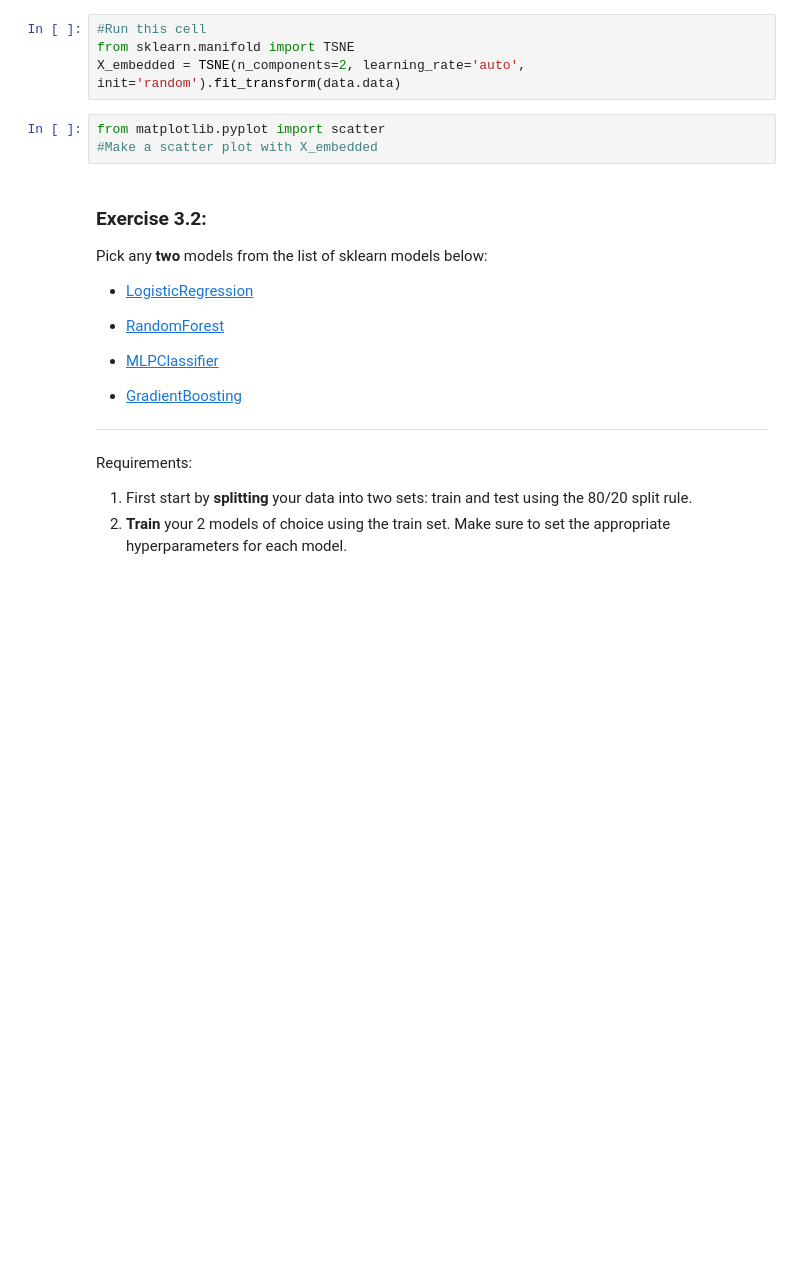
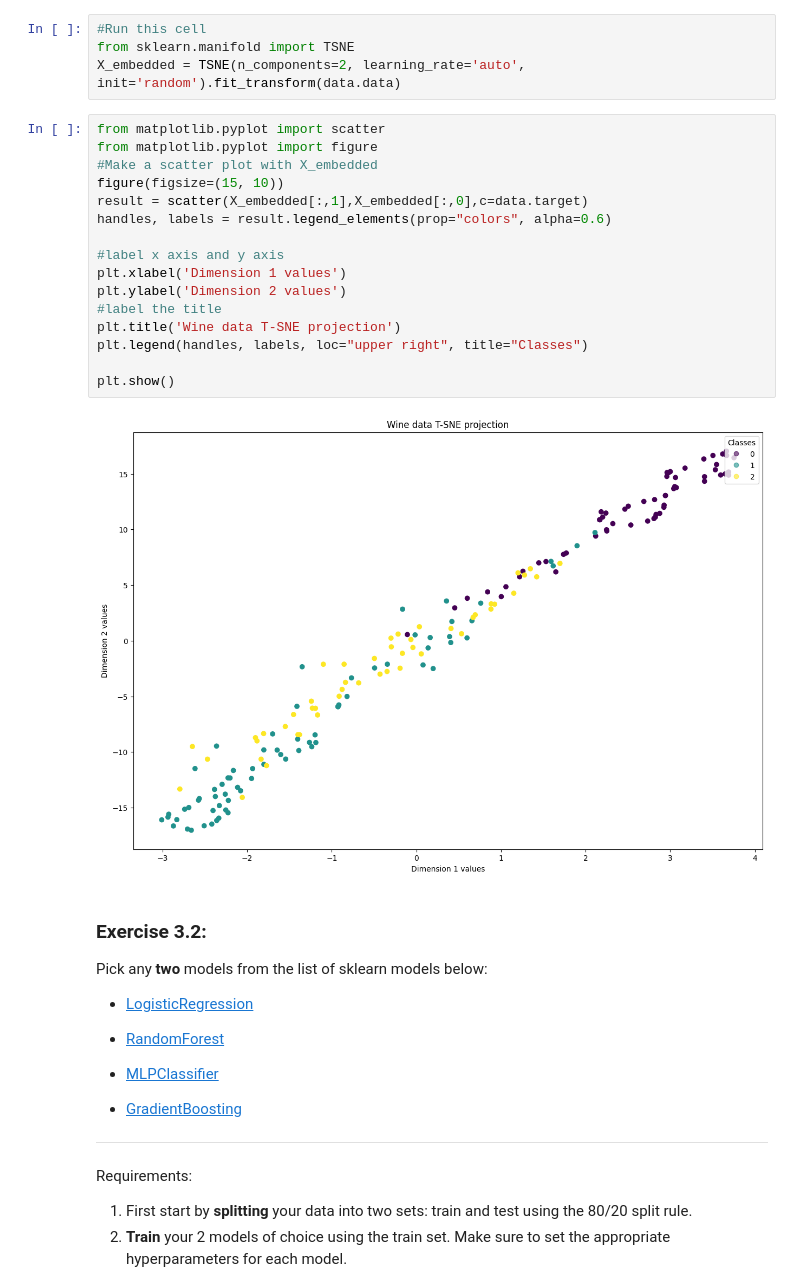
Before and after one commit to zxcej/COMP691_LABS, a Jupyter notebook: Johnson's_2023_Lab1_Ex.ipynb, the cells around one changed output. Saved outputs shown, nothing was run; the diff lists cells and outputs as text; blank space fills up the shorter version.

```diff
--- a/Johnson's_2023_Lab1_Ex.ipynb
+++ b/Johnson's_2023_Lab1_Ex.ipynb
@@ -77,9 +95,24 @@ print(data.data.shape)
 #Run this cell
 from sklearn.manifold import TSNE
 X_embedded = TSNE(n_components=2, learning_rate='auto', init='random').fit_transform(data.data)
-# %%
-from matplotlib.pyplot import scatter
-#Make a scatter plot with X_embedded
+# %%
+from matplotlib.pyplot import scatter
+from matplotlib.pyplot import figure
+#Make a scatter plot with X_embedded
+figure(figsize=(15, 10))
+result = scatter(X_embedded[:,1],X_embedded[:,0],c=data.target)
+handles, labels = result.legend_elements(prop="colors", alpha=0.6)
+
+#label x axis and y axis
+plt.xlabel('Dimension 1 values')
+plt.ylabel('Dimension 2 values')
+#label the title
+plt.title('Wine data T-SNE projection')
+plt.legend(handles, labels, loc="upper right", title="Classes")
+
+plt.show()
+# %% [output]
+[figure, added]
 # %% [markdown]
 ### Exercise 3.2:
 
```
Also changed, not shown: parts of 7 cells of this notebook.
